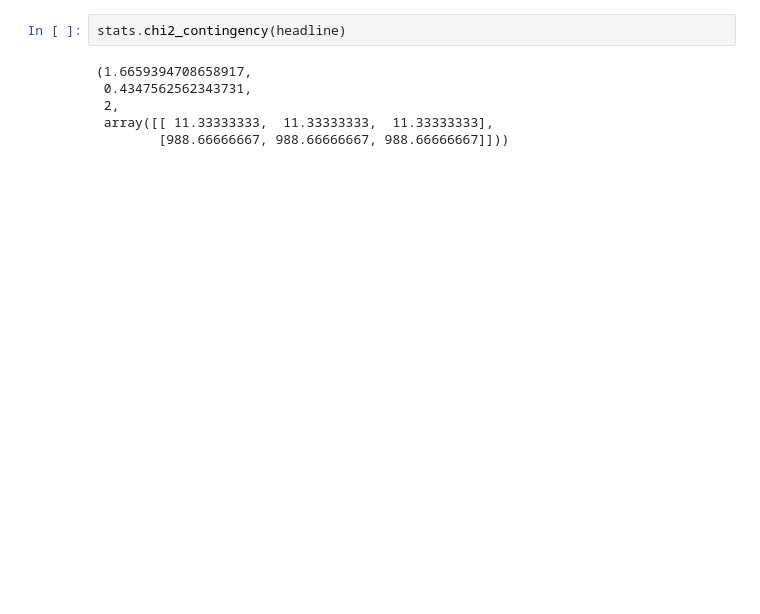
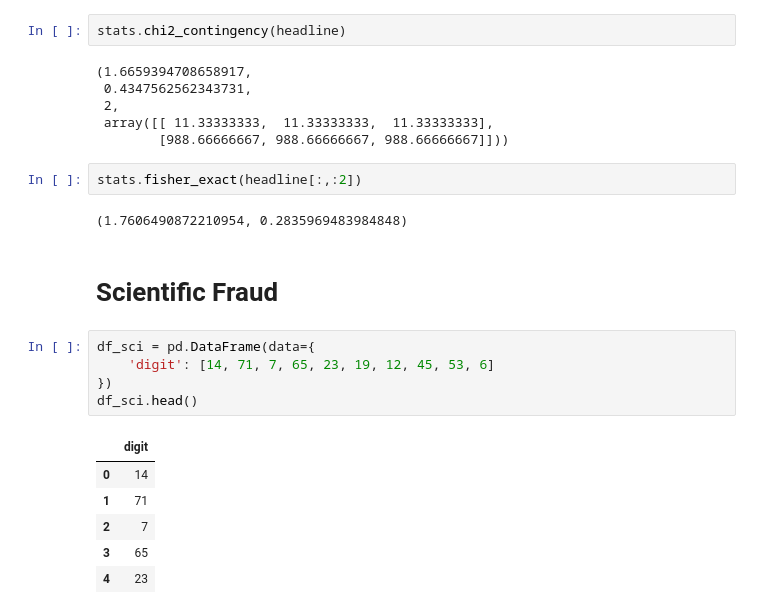
Before and after one commit to MingliangZhou/stat_ds, a Jupyter notebook: code/ch_3.ipynb, the cells around one changed output. Cells and saved outputs as stored; diff of their text form; blank space fills up the shorter version.

```diff
--- a/code/ch_3.ipynb
+++ b/code/ch_3.ipynb
@@ -323,3 +324,21 @@ stats.chi2_contingency(headline)
  2,
  array([[ 11.33333333,  11.33333333,  11.33333333],
         [988.66666667, 988.66666667, 988.66666667]]))
+# %%
+stats.fisher_exact(headline[:,:2])
+# %% [output]
+(1.7606490872210954, 0.2835969483984848)
+# %% [markdown]
+# Scientific Fraud
+# %%
+df_sci = pd.DataFrame(data={
+    'digit': [14, 71, 7, 65, 23, 19, 12, 45, 53, 6]
+})
+df_sci.head()
+# %% [output]
+|  | digit |
+| 0 | 14 |
+| 1 | 71 |
+| 2 | 7 |
+| 3 | 65 |
+| 4 | 23 |
```
Also changed, not shown: parts of 20 cells of this notebook.
